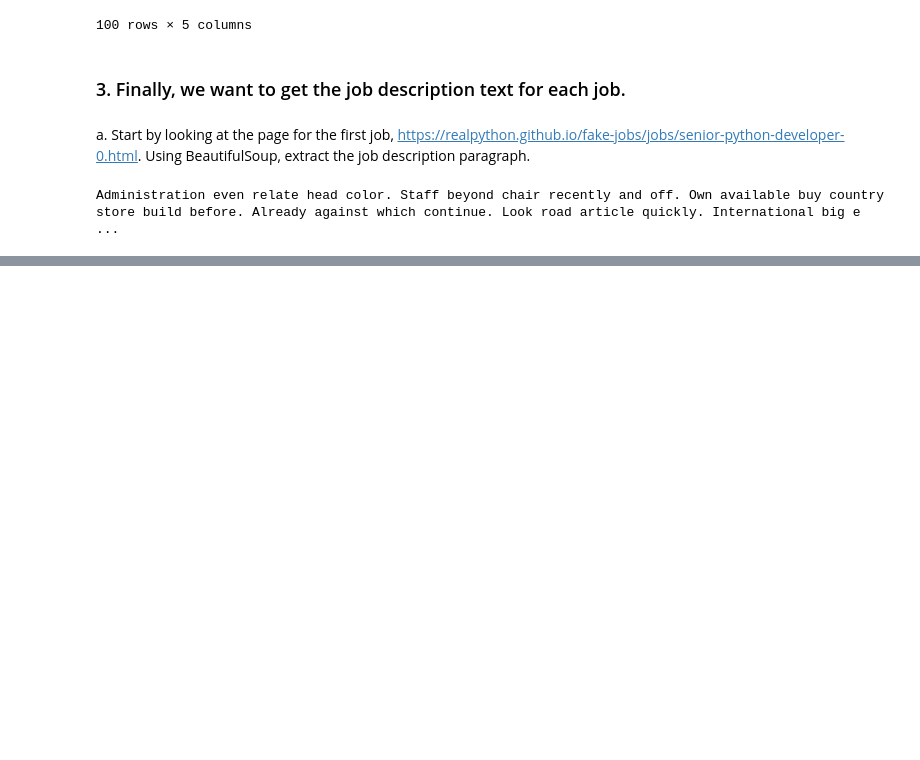
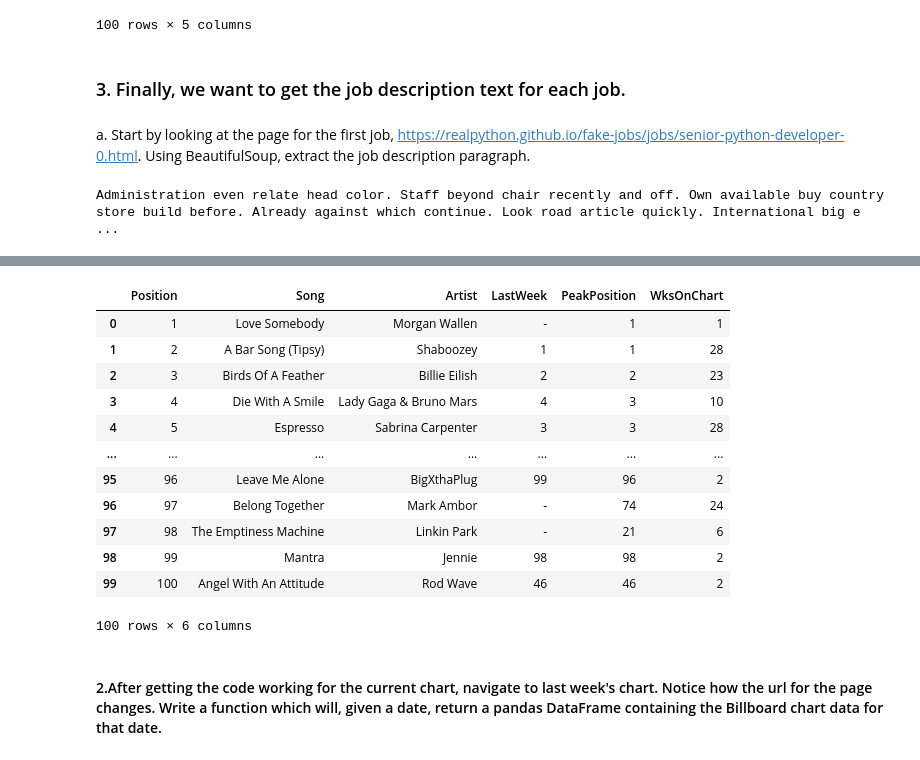
Before and after one commit to nss-data-science-cohort-8/webscraping-ndpawar1981, a Jupyter notebook: webscraping_exercise.ipynb, the cells around one changed output, grey strips where cells are left out. Saved outputs shown, nothing was run; the diff lists cells and outputs as text; code cells hidden in the pictures; blank space fills up the shorter version.

```diff
--- a/webscraping_exercise.ipynb
+++ b/webscraping_exercise.ipynb
@@ -181,0 +186,4 @@ Name: URL, Length: 100, dtype: object
+# %%
+URL = 'https://www.billboard.com/charts/hot-100/'
+parseType = 'html.parser'
+soupBillBoard = parseWebpageWithSoup(URL,parseType)
@@ -181,0 +194,61 @@ Name: URL, Length: 100, dtype: object
+# %%
+songTitle=[]
+Position = (list((tagName.text).strip() for tagName in soupBillBoard.find_all("span", attrs={"class": "u-letter-spacing-0080@tablet"})))
+
+songTitle.append((soupBillBoard.find("h3", attrs={"class": "u-font-size-23@tablet"})).text.strip())
+art2 = (list((tagName.text).strip() for tagName in soupBillBoard.find_all("h3", attrs={"class": "lrv-u-font-size-18@tablet"})))
+songList = songTitle + art2
+songList
+
+artistName = (list((tagName.text).strip() for tagName in soupBillBoard.find_all("span", attrs={"class": "lrv-u-font-size-14@mobile-max"})))
+artistName
+
+lastWeek=[]
+PeakPosition=[]
+WksOnChart=[]
+listOfList=[]
+
+num = (list((tagName.text).strip() for tagName in soupBillBoard.find_all("span", attrs={"class": "lrv-u-padding-tb-050@mobile-max"})))
+num
+start = 0
+end = len(num)
+step = 3
+for i in range(start, end, step):
+    x = i
+    listOfList.append(num[x:x+step])
+
+#This list "num" has duplicate data. So here we are omitting the duplicate ones and just grabbing the one we need.
+for j in range(0, len(listOfList)):
+    if j % 2:
+        lastWeek.append(listOfList[j][0])
+        PeakPosition.append(listOfList[j][1])
+        WksOnChart.append(listOfList[j][2])
+
+hot100CurrentWeek = pd.DataFrame(
+    {
+        'Position':Position,
+        'Song' : songList,
+        'Artist':artistName,
+        'LastWeek':lastWeek,
+        'PeakPosition':PeakPosition,
+        'WksOnChart':WksOnChart
+    }
+)
+
+hot100CurrentWeek
+# %% [output]
+|  | Position | Song | Artist | LastWeek | PeakPosition | WksOnChart |
+| 0 | 1 | Love Somebody | Morgan Wallen | - | 1 | 1 |
+| 1 | 2 | A Bar Song (Tipsy) | Shaboozey | 1 | 1 | 28 |
+| 2 | 3 | Birds Of A Feather | Billie Eilish | 2 | 2 | 23 |
+| 3 | 4 | Die With A Smile | Lady Gaga & Bruno Mars | 4 | 3 | 10 |
+| 4 | 5 | Espresso | Sabrina Carpenter | 3 | 3 | 28 |
+| ... | ... | ... | ... | ... | ... | ... |
+| 95 | 96 | Leave Me Alone | BigXthaPlug | 99 | 96 | 2 |
+| 96 | 97 | Belong Together | Mark Ambor | - | 74 | 24 |
+| 97 | 98 | The Emptiness Machine | Linkin Park | - | 21 | 6 |
+| 98 | 99 | Mantra | Jennie | 98 | 98 | 2 |
+| 99 | 100 | Angel With An Attitude | Rod Wave | 46 | 46 | 2 |
+100 rows × 6 columns
+# %% [markdown]
+#### 2.After getting the code working for the current chart, navigate to last week's chart. Notice how the url for the page changes. Write a function which will, given a date, return a pandas DataFrame containing the Billboard chart data for that date.
```
Also changed, not shown: parts of 18 cells of this notebook.
